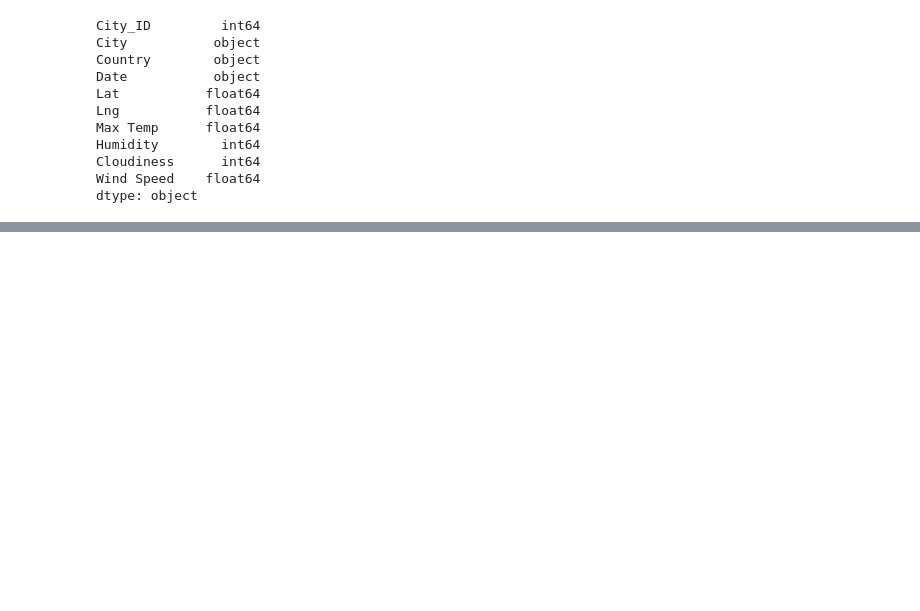
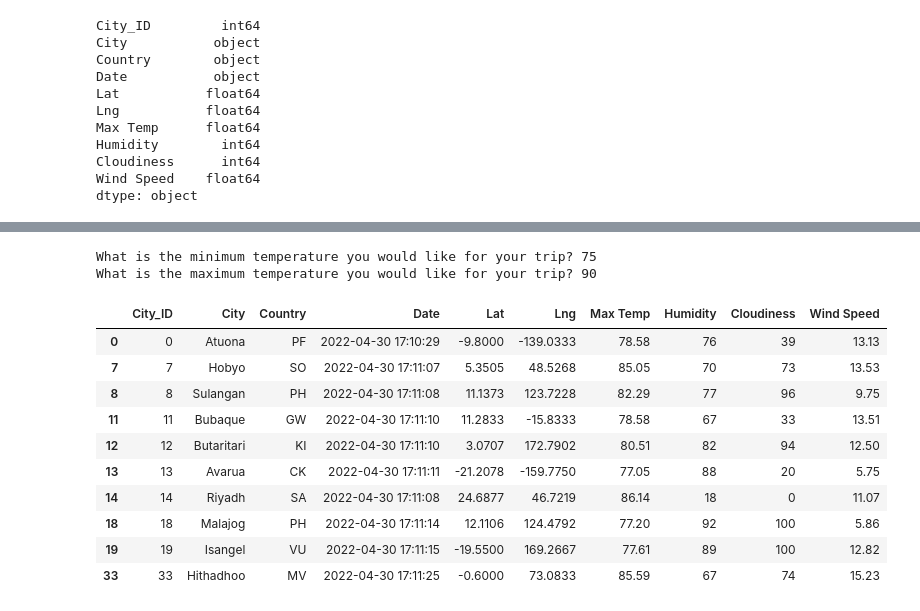
Before and after one commit to verosfbay/World_Weather_Analysis, a Jupyter notebook: VacationPy.ipynb, the cells around one changed output, grey strips where cells are left out. Saved outputs shown, nothing was run; the diff lists cells and outputs as text; code cells hidden in the pictures; blank space fills up the shorter version.

```diff
--- a/VacationPy.ipynb
+++ b/VacationPy.ipynb
@@ -116,3 +116,27 @@ fig.add_layer(heat_layer)
 fig
 # %% [output]
 [interactive output not drawn]
+# %%
+# Ask the customer to add a minimum and maximum temperature value.
+min_temp = float(input("What is the minimum temperature you would like for your trip? "))
+max_temp = float(input("What is the maximum temperature you would like for your trip? "))
+# %% [output]
+What is the minimum temperature you would like for your trip? 75
+What is the maximum temperature you would like for your trip? 90
+# %%
+# Filter the dataset to find the cities that fit the criteria.
+preferred_cities_df = city_data_df.loc[(city_data_df["Max Temp"] <= max_temp) & \
+                                       (city_data_df["Max Temp"] >= min_temp)]
+preferred_cities_df.head(10)
+# %% [output]
+|  | City_ID | City | Country | Date | Lat | Lng | Max Temp | Humidity | Cloudiness | Wind Speed |
+| 0 | 0 | Atuona | PF | 2022-04-30 17:10:29 | -9.8000 | -139.0333 | 78.58 | 76 | 39 | 13.13 |
+| 7 | 7 | Hobyo | SO | 2022-04-30 17:11:07 | 5.3505 | 48.5268 | 85.05 | 70 | 73 | 13.53 |
+| 8 | 8 | Sulangan | PH | 2022-04-30 17:11:08 | 11.1373 | 123.7228 | 82.29 | 77 | 96 | 9.75 |
+| 11 | 11 | Bubaque | GW | 2022-04-30 17:11:10 | 11.2833 | -15.8333 | 78.58 | 67 | 33 | 13.51 |
+| 12 | 12 | Butaritari | KI | 2022-04-30 17:11:10 | 3.0707 | 172.7902 | 80.51 | 82 | 94 | 12.50 |
+| 13 | 13 | Avarua | CK | 2022-04-30 17:11:11 | -21.2078 | -159.7750 | 77.05 | 88 | 20 | 5.75 |
+| 14 | 14 | Riyadh | SA | 2022-04-30 17:11:08 | 24.6877 | 46.7219 | 86.14 | 18 | 0 | 11.07 |
+| 18 | 18 | Malajog | PH | 2022-04-30 17:11:14 | 12.1106 | 124.4792 | 77.20 | 92 | 100 | 5.86 |
+| 19 | 19 | Isangel | VU | 2022-04-30 17:11:15 | -19.5500 | 169.2667 | 77.61 | 89 | 100 | 12.82 |
+| 33 | 33 | Hithadhoo | MV | 2022-04-30 17:11:25 | -0.6000 | 73.0833 | 85.59 | 67 | 74 | 15.23 |
```
Also changed, not shown: parts of 9 cells of this notebook, 1 other file.
